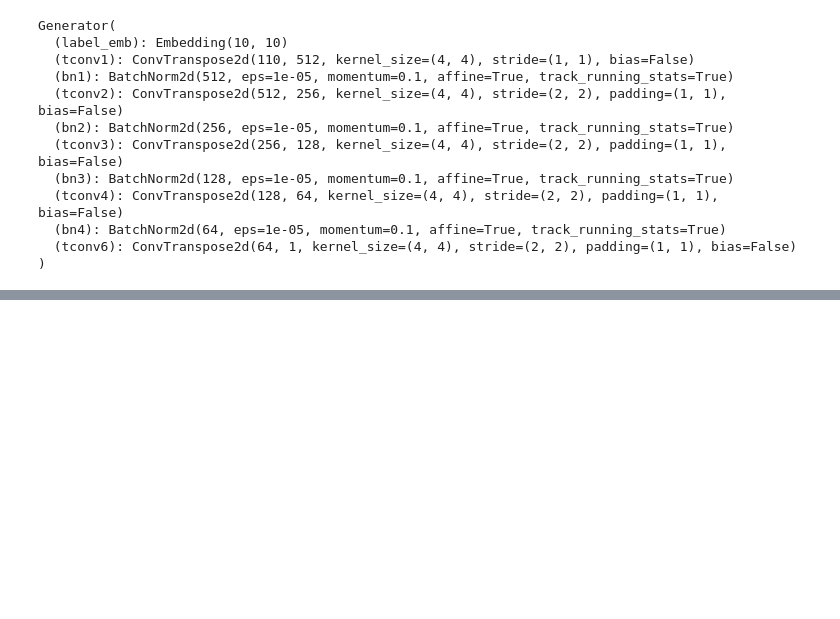
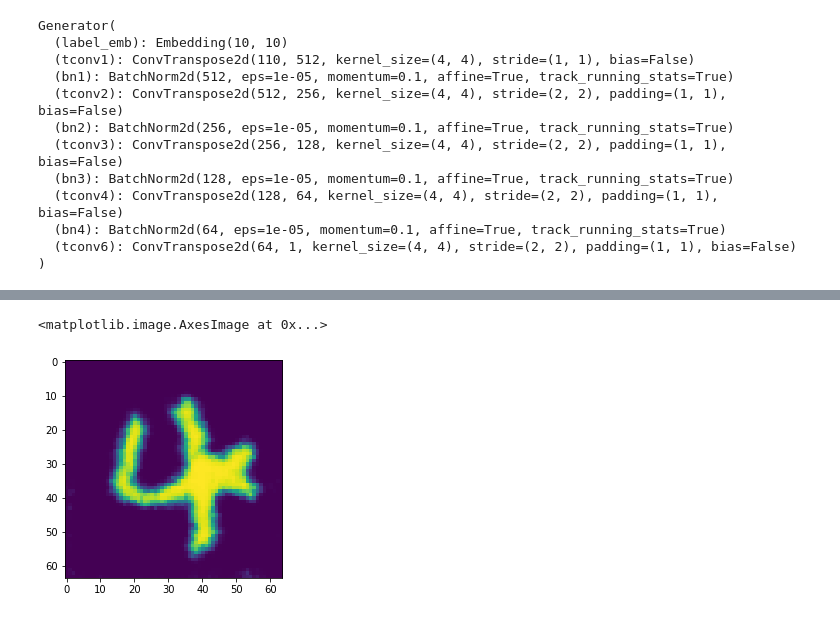
Before and after one commit to Mainakdeb/deceptive-digits, a Jupyter notebook: deceptive-digits.ipynb, the cells around one changed output, grey strips where cells are left out. Drawn from its saved outputs; the diff is of its cells as text; code cells hidden in the pictures; blank space fills up the shorter version.

```diff
--- a/deceptive-digits.ipynb
+++ b/deceptive-digits.ipynb
@@ -342,0 +344,16 @@ plt.show()
+# %%
+def generate_digit_from_label(label):
+  single_noise = torch.randn(1, nz, 1, 1, device=device)
+  fake_label = torch.tensor([label]).cuda()
+#   print("sn", single_noise.shape)
+#   print("label", fake_label.shape)
+  with torch.no_grad():
+    fake_ = netG(single_noise, fake_label).detach().cpu()
+#   print(single_noise.shape, fake_label.shape)
+#   print(type(single_noise), type(fake_label))
+  return(fake_.squeeze())
+
+plt.imshow(generate_digit_from_label(4))
+# %% [output]
+<matplotlib.image.AxesImage at 0x...>
+[figure, added]
```
Also changed, not shown: parts of 3 cells of this notebook.
